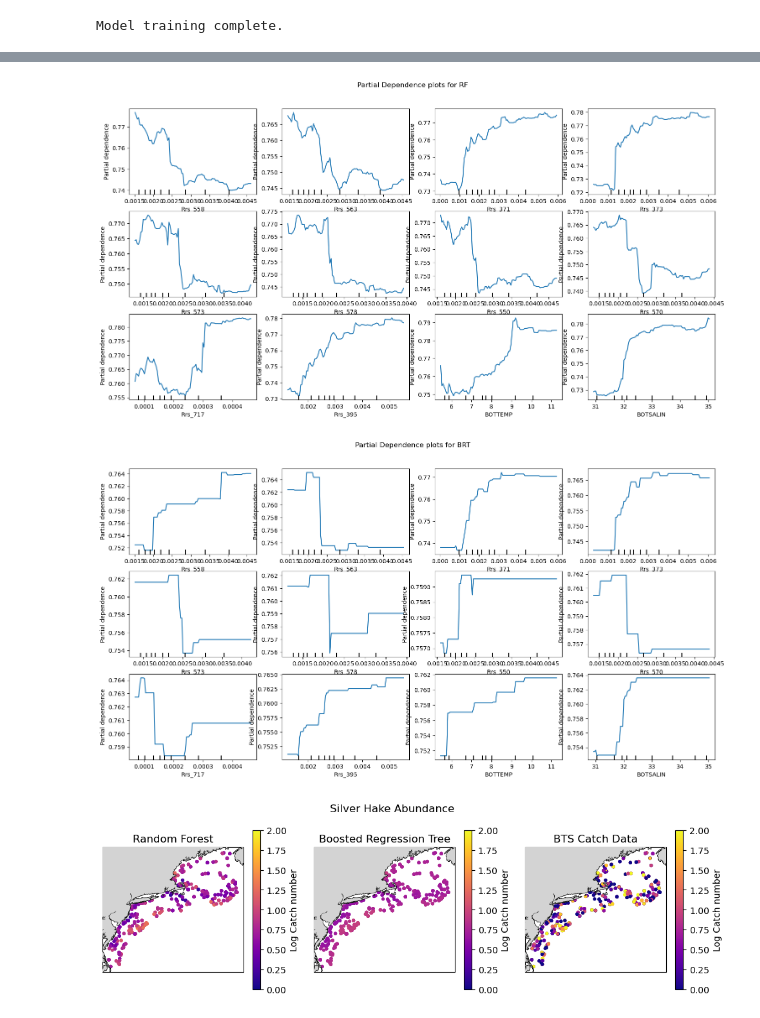
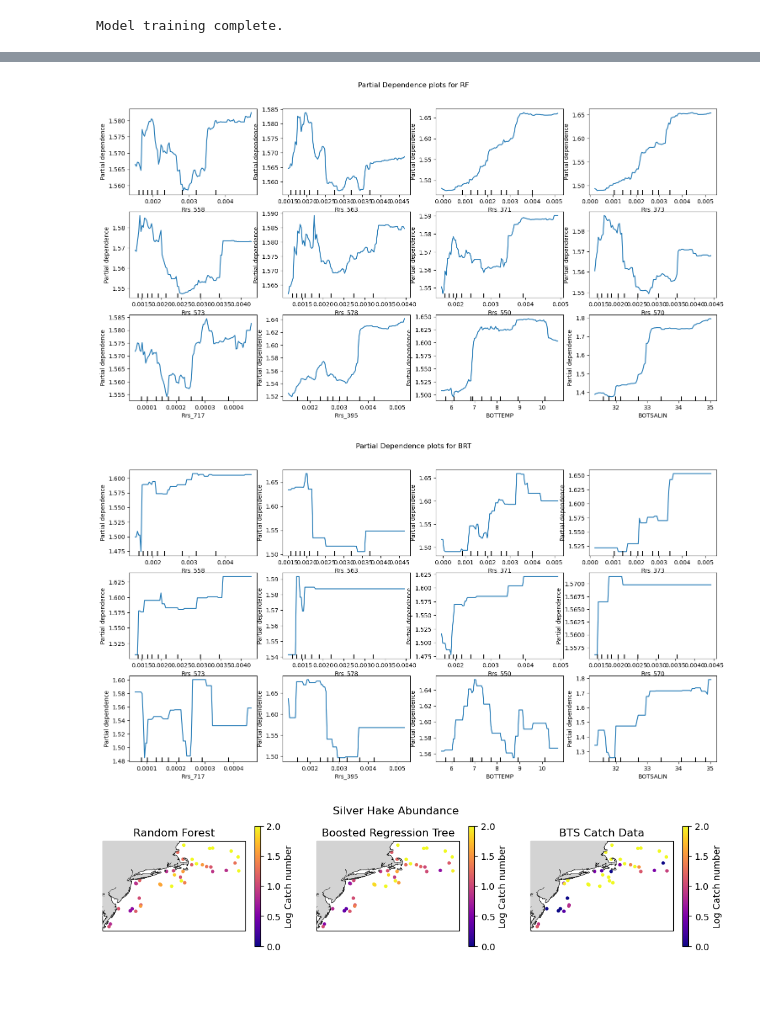
Before and after one commit to fish-pace/2026-proj-Trawling4PACE, a Jupyter notebook: contributor_folders/punya/RF_BRT_modeldevelopment_PP.ipynb, the cells around one changed output, grey strips where cells are left out. Saved outputs shown, nothing was run; the diff lists cells and outputs as text; code cells hidden in the pictures; blank space fills up the shorter version.

Commit message:
okay pushing FINAL FINAL models and figures

```diff
--- a/contributor_folders/punya/RF_BRT_modeldevelopment_PP.ipynb
+++ b/contributor_folders/punya/RF_BRT_modeldevelopment_PP.ipynb
@@ -20,7 +20,35 @@ from sklearn.impute import KNNImputer
 os.chdir('/home/jovyan/2026-proj-Trawling4PACE/data')
 
 df= pd.read_csv('/home/jovyan/2026-proj-Trawling4PACE/data/Test_PACE_RRS_AVW_CHL_1D_centerpixel.csv')
+df =df[df.SCIENTIFIC_NAME=='Merluccius bilinearis (silver hake)']
 df=df.dropna(subset=['avw_0','chlor_a_0'])
+df1= pd.read_csv('/home/jovyan/2026-proj-Trawling4PACE/contributor_folders/leandro/correlation_data.csv')
+
+
+#check duplicates
+df.groupby(['DECDEG_ENDLAT','DECDEG_ENDLON']).size().sort_values(ascending=False).head()
+df1.groupby(['DECDEG_ENDLAT','DECDEG_ENDLON']).size().sort_values(ascending=False).head()
+#Diagnose near duplicate rows values
+df[['DECDEG_ENDLAT','DECDEG_ENDLON']].nunique()
+#Select numeric columns explicitly
+num_cols = df.select_dtypes(include='number').columns
+num_cols1 = df1.select_dtypes(include='number').columns
+#Aggregate
+df1_agg = (
+    df
+    .groupby(['DECDEG_ENDLAT', 'DECDEG_ENDLON','BEGIN_GMT_TOWDATE'], as_index=False)[num_cols]
+    .mean()
+)
+
+df2_agg = (
+    df1
+    .groupby(['DECDEG_ENDLAT', 'DECDEG_ENDLON','BEGIN_GMT_TOWDATE'], as_index=False)[num_cols1]
+    .mean()
+)
+
+# Merge
+df= pd.merge(df1_agg, df2_agg, on=['DECDEG_ENDLAT','DECDEG_ENDLON','BEGIN_GMT_TOWDATE'])
+df=df.rename(columns={'SURFTEMP_x':'SURFTEMP', 'SURFSALIN_x':'SURFSALIN', 'BOTTEMP_x':'BOTTEMP', 'BOTSALIN_x':'BOTSALIN'})
 # %%
 # FEATURE ENGINEERING (DATE)
 # ---------------------------------------------------
@@ -40,6 +68,9 @@ cols.append('DECDEG_ENDLON')
 cols.append('MAXDEPTH')
 cols.append('year')
 cols.append('doy')
+cols.append('fsle_fsle_max')
+cols.append('curl_stress_curl')
+
 
 cols.append('EXPCATCHNUM_log')
 # %%
@@ -68,7 +99,8 @@ X = df[['Rrs_558','Rrs_563','Rrs_371','Rrs_373','Rrs_573','Rrs_578','Rrs_550','R
  'DECDEG_ENDLON',
  'MAXDEPTH',
  'year',
- 'doy'
+ 'doy','fsle_fsle_max','curl_stress_curl'
+
 ]]
 # %%
 # TRAIN / TEST SPLIT
@@ -335,7 +348,7 @@ for i, ax in enumerate(axs):
 fig.suptitle('Partial Dependence plots for RF',y=0.95)
 plt.savefig('/home/jovyan/2026-proj-Trawling4PACE/figures/RF_PPD.jpg')
 # %% [output]
-[figure, old version]
+[figure, new version]
 # %%
 #BOOSTED REGRESSION TREE
 fig, axs = plt.subplots(nrows=3, ncols=4, figsize=(18, 9))
@@ -360,33 +373,33 @@ for i, ax in enumerate(axs):
 fig.suptitle('Partial Dependence plots for BRT',y=.95)
 plt.savefig('/home/jovyan/2026-proj-Trawling4PACE/figures/BRT_PPD.jpg')
 # %% [output]
-[figure, old version]
+[figure, new version]
 # %%
 #VISUALIZE RESULTS
 import cartopy
 
-fig, (ax1,ax2,ax3) = plt.subplots(nrows=1, ncols=3, subplot_kw={'projection': cartopy.crs.PlateCarree()}, figsize=(12, 8))
+fig, (ax1,ax2,ax3) = plt.subplots(nrows=1, ncols=3, subplot_kw={'projection': cartopy.crs.PlateCarree()}, figsize=(12, 6))
 im=ax1.scatter(df.loc[X_test_imputed.index.tolist()].DECDEG_ENDLON, df.loc[X_test_imputed.index.tolist()].DECDEG_ENDLAT, c=predictions,vmin=0,vmax=2,cmap='plasma',s=8)
 ax1.set_title('Random Forest')
 fig.colorbar(im, ax=ax1,shrink=0.4,label='Log Catch number')
 ax1.add_feature(cartopy.feature.COASTLINE, linewidth=1)
 ax1.add_feature(cartopy.feature.LAND, zorder=100, facecolor='lightgrey')
 
 im1=ax2.scatter(df.loc[X_test_imputed.index.tolist()].DECDEG_ENDLON, df.loc[X_test_imputed.index.tolist()].DECDEG_ENDLAT, c=predictions_brt,vmin=0,vmax=2,cmap='plasma',s=8)
 ax2.set_title('Boosted Regression Tree')
 fig.colorbar(im1, ax=ax2,shrink=0.4,label='Log Catch number')
 ax2.add_feature(cartopy.feature.COASTLINE, linewidth=1)
 ax2.add_feature(cartopy.feature.LAND, zorder=100, facecolor='lightgrey')
 
 im2=ax3.scatter(df.loc[X_test_imputed.index.tolist()].DECDEG_ENDLON, df.loc[X_test_imputed.index.tolist()].DECDEG_ENDLAT, c=df.loc[y_test.index.tolist()].EXPCATCHNUM_log,cmap='plasma',vmin=0,vmax=2,s=8)
 ax3.set_title('BTS Catch Data')
 fig.colorbar(im2, ax=ax3,shrink=0.4,label='Log Catch number')
 ax3.add_feature(cartopy.feature.COASTLINE, linewidth=1)
 ax3.add_feature(cartopy.feature.LAND, zorder=100, facecolor='lightgrey')
 fig.suptitle('Silver Hake Abundance', y=0.7)
 plt.savefig('/home/jovyan/2026-proj-Trawling4PACE/figures/predictions_map.jpg')
 # %% [output]
-[figure, old version]
+[figure, new version]
 # %%
 #compute residuals
 import numpy as np
```
Also changed, not shown: parts of 14 cells of this notebook, 1 other file.
